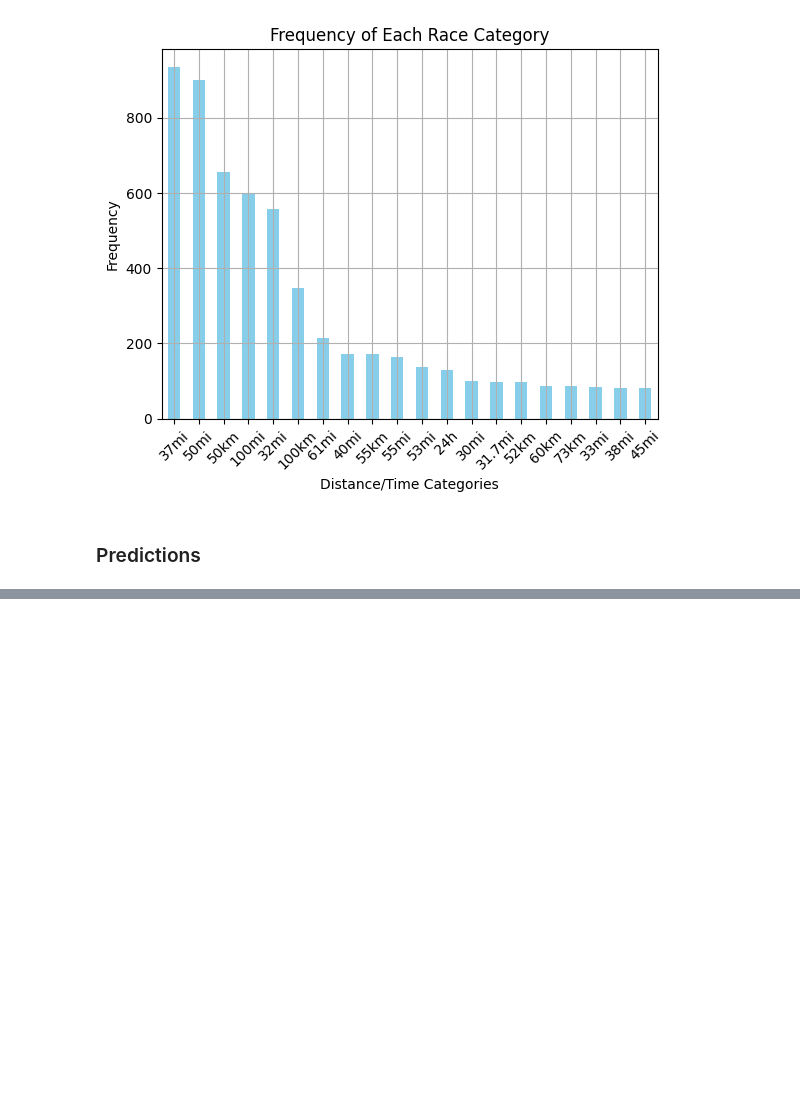
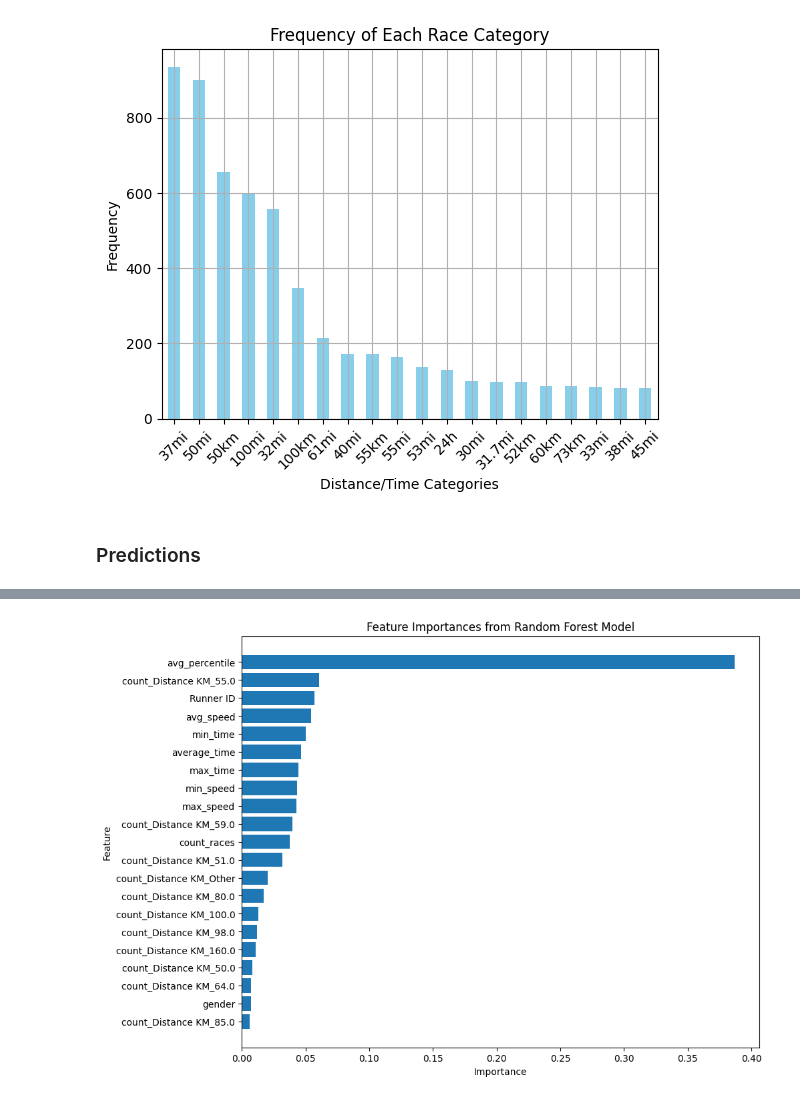
Before and after one commit to Dusoye/BobGraham, a Jupyter notebook: bobgraham.ipynb, the cells around one changed output, grey strips where cells are left out. Saved outputs shown, nothing was run; the diff lists cells and outputs as text; code cells hidden in the pictures; blank space fills up the shorter version.

```diff
--- a/bobgraham.ipynb
+++ b/bobgraham.ipynb
@@ -644,0 +720,21 @@ plt.show()
+# %%
+feature_importances = model.feature_importances_
+
+features_df = pd.DataFrame({
+    'Feature': X_train.columns,
+    'Importance': feature_importances
+})
+
+# Sort the DataFrame to show more important features on top
+features_df = features_df.sort_values(by='Importance', ascending=False)
+
+# Plotting feature importances
+plt.figure(figsize=(10, 8))
+plt.barh(features_df['Feature'], features_df['Importance'])
+plt.xlabel('Importance')
+plt.ylabel('Feature')
+plt.title('Feature Importances from Random Forest Model')
+plt.gca().invert_yaxis()  # Invert y-axis to have the most important at the top
+plt.show()
+# %% [output]
+[figure, added]
```
Also changed, not shown: parts of 15 cells of this notebook, 7 other files.
